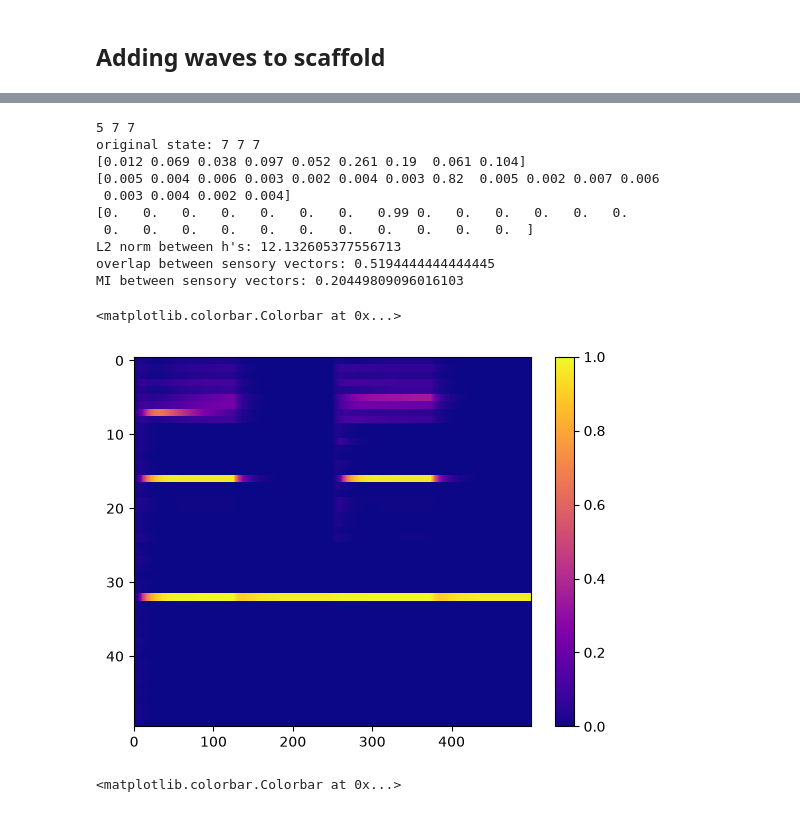
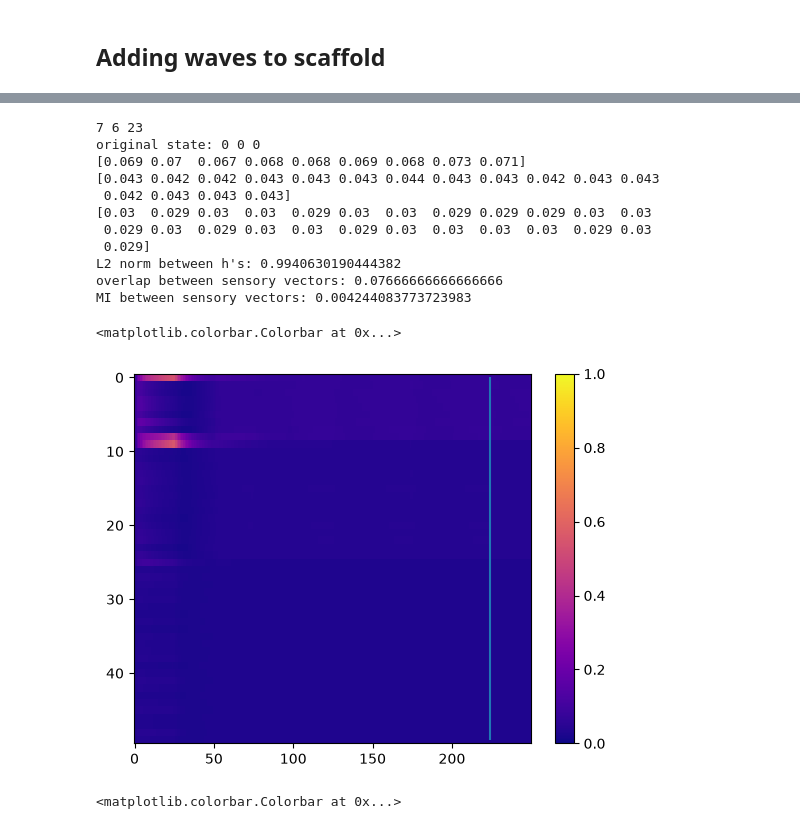
Before and after one commit to srujanakaluve/Master-s-Thesis-Projects, a Jupyter notebook: vectorHASH-cont-scipy/vectorHASH_cont.ipynb, the cells around one changed output, grey strips where cells are left out. Saved outputs shown, nothing was run; the diff lists cells and outputs as text; code cells hidden in the pictures.

```diff
--- a/vectorHASH-cont-scipy/vectorHASH_cont.ipynb
+++ b/vectorHASH-cont-scipy/vectorHASH_cont.ipynb
@@ -362,52 +350,76 @@ plt.show()
 # %%
-patt = 7
+def compute_sample_step(freq, duty, phase, dt, n_steps, safety_steps=1):
+    t_final = (n_steps - 1) * dt
+
+    if freq <= 0:
+        return n_steps - 1
+
+    period = 1.0 / freq
+    on_duration = duty * period
+
+    m_max = np.floor(
+        (t_final - phase - on_duration) / period)
+
+    on_end_time = phase + m_max * period + on_duration
+
+    sample_time = np.clip(
+        on_end_time - safety_steps * dt,
+        0.0,
+        t_final)
+
+    return int(np.round(sample_time / dt))
+
+patt = 0
 g0 = np.zeros(Ng)
 #g0 = grid[:, patt]
 h0 = hc[:, patt]
 #h0 = np.zeros(Nh)
 state0 = np.concatenate([g0, h0])
-f, duty = 1/5, 0.5
-shift = (0 / 360) * (1/f)
+f, duty = 0.2, 0.5
+shift = (0/ 360) * (1/f)
 
 sol = solve_ivp(
-    scaffold_hwave, t_span=(0, 50), y0=state0,
+    scaffold_hwave, t_span=(0, 25), y0=state0,
     args=(Ng, Nh, W_gg, W_hg, W_gh, lams, 0.5, 1.0, 1.0, f, shift, duty),
-    method='RK45', t_eval=np.linspace(0, 50, 500))
+    method='RK45', t_eval=np.linspace(0, 25, 250))
 
 g_traj2 = sol.y[:Ng, :]
 h_traj2 = sol.y[Ng:, :]
 
 np.set_printoptions(precision=3, suppress=True)
+sample = compute_sample_step(f, duty, 0, 0.1, 250)
 
-print(np.argmax(g_traj2[:,-1][:9]), np.argmax(g_traj2[:,-1][9:25]), np.argmax(g_traj2[:,-1][25:]))
+print(np.argmax(g_traj2[:,sample][:9]), np.argmax(g_traj2[:,sample][9:25]), np.argmax(g_traj2[:,sample][25:]))
 print("original state:", np.argmax(grid[:,patt][:9]), np.argmax(grid[:,patt][9:25]), np.argmax(grid[:,patt][25:]))
-print(g_traj2[:,470][:9])
-print(g_traj2[:,470][9:25])
-print(g_traj2[:,470][25:])
+print(g_traj2[:,sample][:9])
+print(g_traj2[:,sample][9:25])
+print(g_traj2[:,sample][25:])
 
-print("L2 norm between h's:", np.linalg.norm(h_traj2[:, 470] - h0))
+print("L2 norm between h's:", np.linalg.norm(h_traj2[:, sample] - h0)/ np.linalg.norm(h0))
 
 s_actual = np.sign(W_sh @ h0)
-s_recalled = np.sign(W_sh @ h_traj2[:, 470])
+s_recalled = np.sign(W_sh @ h_traj2[:, sample])
 print("overlap between sensory vectors:", get_overlap(s_recalled, s_actual))
 print("MI between sensory vectors:", get_mutual_info(s_recalled, s_actual))
 # %% [output]
-5 7 7
-original state: 7 7 7
-[0.012 0.069 0.038 0.097 0.052 0.261 0.19  0.061 0.104]
-[0.005 0.004 0.006 0.003 0.002 0.004 0.003 0.82  0.005 0.002 0.007 0.006
- 0.003 0.004 0.002 0.004]
-[0.   0.   0.   0.   0.   0.   0.   0.99 0.   0.   0.   0.   0.   0.
- 0.   0.   0.   0.   0.   0.   0.   0.   0.   0.   0.  ]
-L2 norm between h's: 12.132605377556713
-overlap between sensory vectors: 0.5194444444444445
-MI between sensory vectors: 0.20449809096016103
+7 6 23
+original state: 0 0 0
+[0.069 0.07  0.067 0.068 0.068 0.069 0.068 0.073 0.071]
+[0.043 0.042 0.042 0.043 0.043 0.043 0.044 0.043 0.043 0.042 0.043 0.043
+ 0.042 0.043 0.043 0.043]
+[0.03  0.029 0.03  0.03  0.029 0.03  0.03  0.029 0.029 0.029 0.03  0.03
+ 0.029 0.03  0.029 0.03  0.03  0.029 0.03  0.03  0.03  0.03  0.029 0.03
+ 0.029]
+L2 norm between h's: 0.9940630190444382
+overlap between sensory vectors: 0.07666666666666666
+MI between sensory vectors: 0.004244083773723983
 # %%
 plt.imshow(g_traj2[:, :], aspect="auto", interpolation="none", vmin=0, vmax=1, cmap="plasma")
+plt.vlines(sample, 0, 49)
 plt.colorbar()
 # %% [output]
 <matplotlib.colorbar.Colorbar at 0x...>
-[figure, old version]
+[figure, new version]
 # %%
 plt.imshow(h_traj[:50, :500], aspect="auto", interpolation="none", vmin=0, vmax=1, cmap="plasma")
 plt.colorbar()
```
Also changed, not shown: parts of 12 cells of this notebook, 7 other files.
